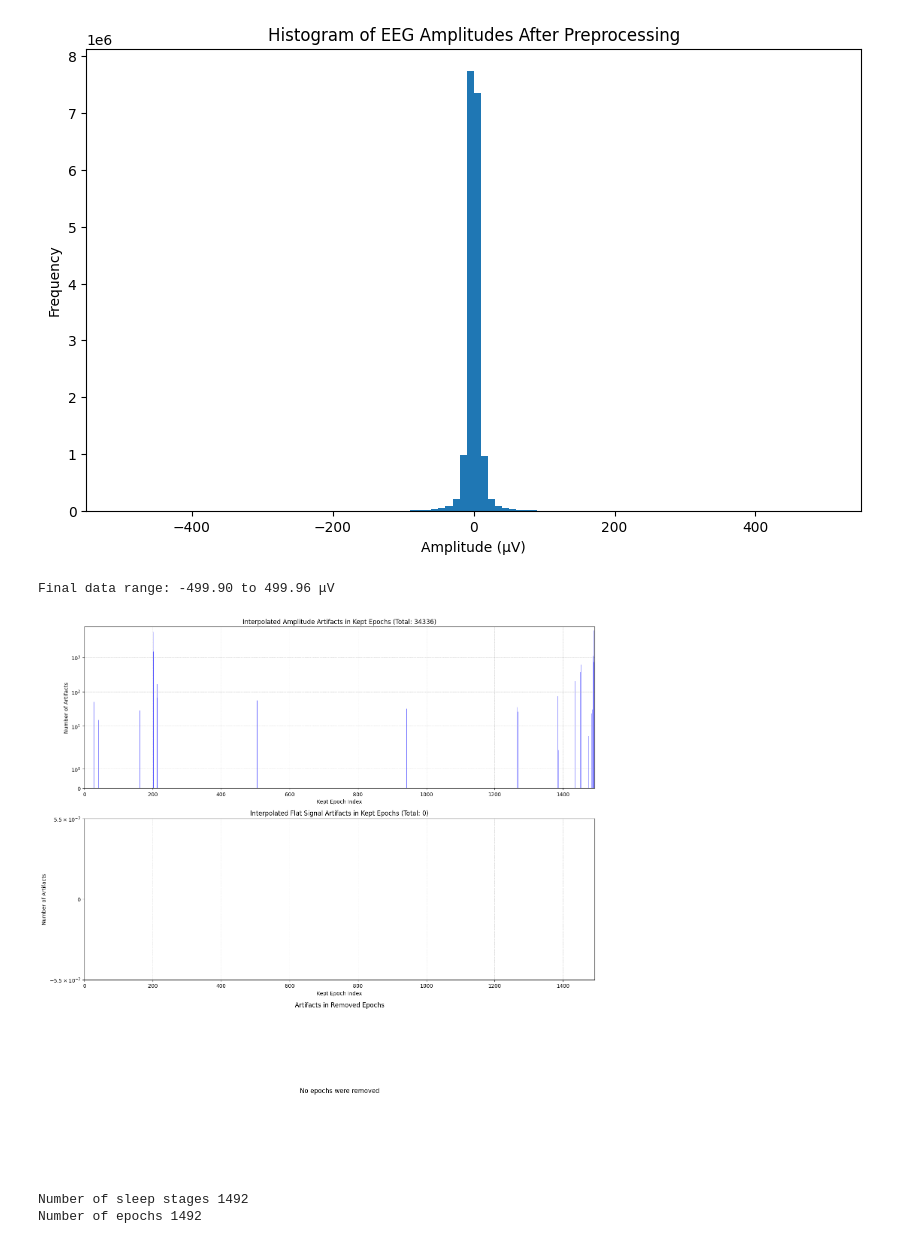
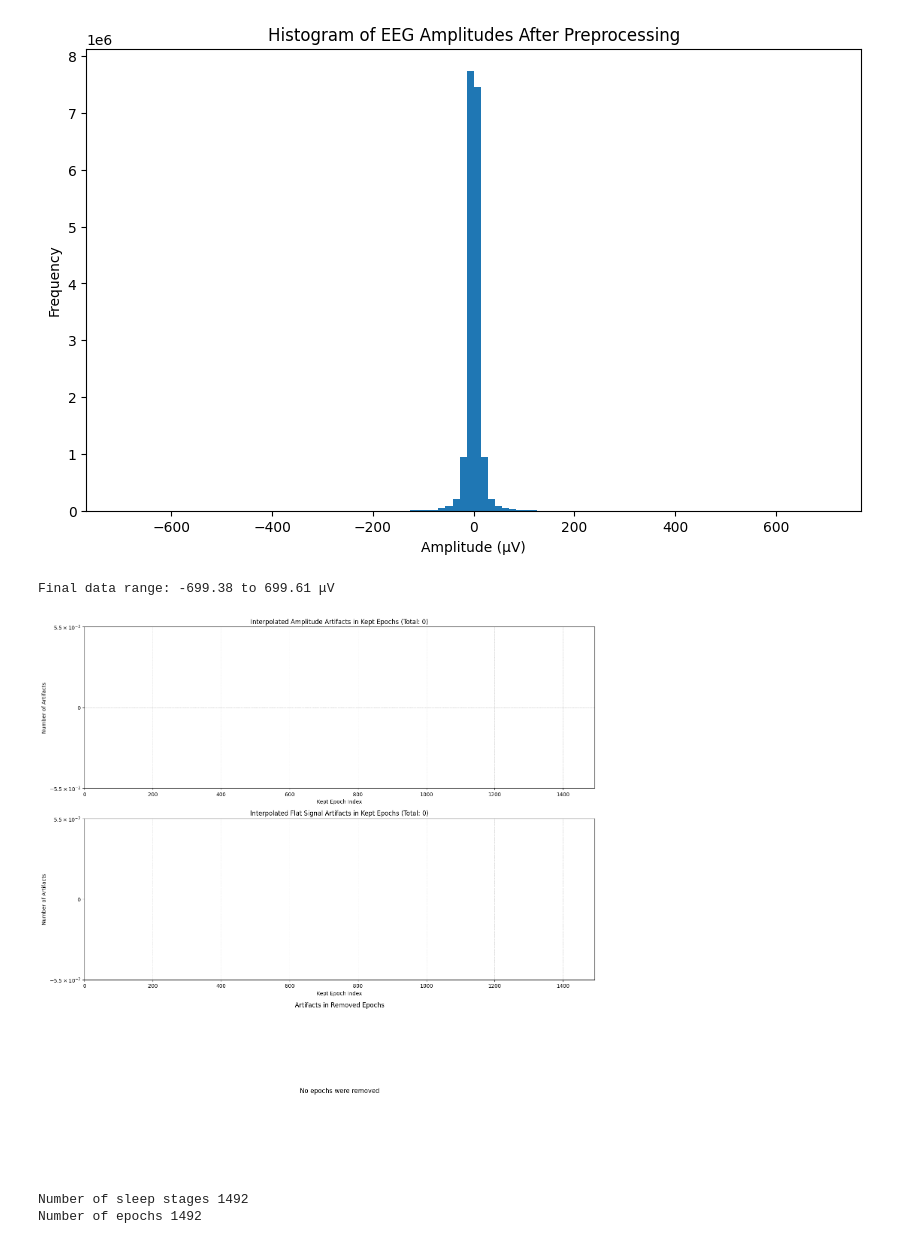
Before and after one commit to jack-krolik/eeg-sleepstage-classifier, a Jupyter notebook: preprocessing/preprocess.ipynb, the cells around one changed output. Drawn from its saved outputs; the diff is of its cells as text; code cells hidden in the pictures.

```diff
--- a/preprocessing/preprocess.ipynb
+++ b/preprocessing/preprocess.ipynb
@@ -92,6 +92,7 @@ import scipy.io
 import numpy as np
 import matplotlib.pyplot as plt
 from scipy import ndimage
+import torch
 
 # Modified artifact detection function to return separate masks
 def detect_artifacts(data, threshold=500, flat_threshold=1e-6, flat_duration=5, sfreq=100):
@@ -262,12 +263,32 @@ for i in range(epochs._data.shape[0]):  # Loop through epochs
 print(f"After artifact handling - Min: {epochs._data.min():.2f}, Max: {epochs._data.max():.2f}")
 
 # Scale each channel
+# for i, ch in enumerate(raw.ch_names):
+#     data = epochs.get_data(picks=ch).reshape(-1)
+#     median = np.median(data)
+#     iqr = np.percentile(data, 75) - np.percentile(data, 25)
+#     scaled_data = (data - median) / iqr * iqr + median
+#     epochs._data[:, epochs.ch_names.index(ch), :] = scaled_data.reshape(epochs._data.shape[0], -1)
+
+# Your target medians and IQRs for each channel
+iqr_target = torch.tensor([7.90, 11.37, 7.92, 11.56])
+med_target = torch.tensor([0.0257, 0.0942, 0.02157, 0.1055])
+
+# Loop through each channel
 for i, ch in enumerate(raw.ch_names):
+    # Get the data for the current channel
     data = epochs.get_data(picks=ch).reshape(-1)
+
+    # Calculate the actual median and IQR of the data
     median = np.median(data)
     iqr = np.percentile(data, 75) - np.percentile(data, 25)
-    scaled_data = (data - median) / iqr * iqr + median
+
+    # Scale the data to match the target median and IQR
+    scaled_data = (data - median) / iqr * iqr_target[i].item() + med_target[i].item()
+
+    # Reshape and assign the scaled data back to the epochs object
     epochs._data[:, epochs.ch_names.index(ch), :] = scaled_data.reshape(epochs._data.shape[0], -1)
+
 
 print(f"After scaling - Min: {epochs._data.min():.2f}, Max: {epochs._data.max():.2f}")
 
@@ -386,6 +407,6 @@ Data saved successfully.
-[figure, old version]
+[figure, new version]
-Final data range: -499.90 to 499.96 μV
+Final data range: -699.38 to 699.61 μV
-[figure, old version]
+[figure, new version]
 # %%
 print("Number of sleep stages", mat_dict['labels'].shape[1])
 print("Number of epochs", preprocessed_data.shape[0])
```
Also changed, not shown: parts of 2 cells of this notebook, 9 other files.
